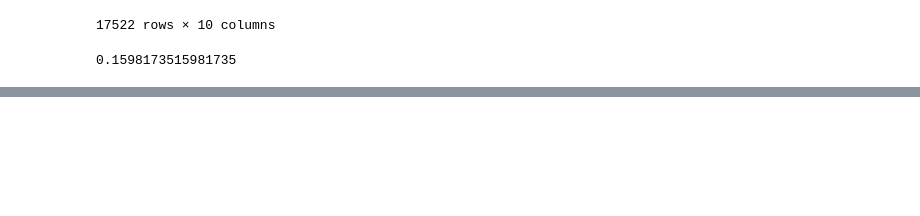
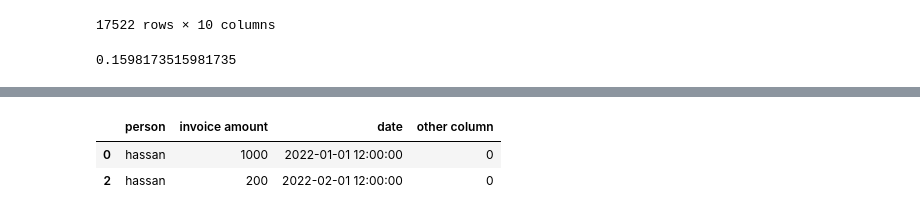
Before and after one commit to HassanM08/uon-dsda-22-y2-group-project-team-1, a Jupyter notebook: smart_meter_consumption/notebooks/Data_Investigation.ipynb, the cells around one changed output, grey strips where cells are left out. Drawn from its saved outputs; the diff is of its cells as text; code cells hidden in the pictures; blank space fills up the shorter version.

```diff
--- a/smart_meter_consumption/notebooks/Data_Investigation.ipynb
+++ b/smart_meter_consumption/notebooks/Data_Investigation.ipynb
@@ -205,0 +226,13 @@ AttributeError: module 'pandas' has no attribute 'to_csv'
+# %%
+my_data["other column"] = 0
+
+data_copy = my_data.loc[
+    (my_data["person"] == "hassan")
+    & (my_data["date"] < datetime(2022, 2, 2)),
+].copy()
+
+data_copy
+# %% [output]
+|  | person | invoice amount | date | other column |
+| 0 | hassan | 1000 | 2022-01-01 12:00:00 | 0 |
+| 2 | hassan | 200 | 2022-02-01 12:00:00 | 0 |
```
Also changed, not shown: parts of 7 cells of this notebook.
